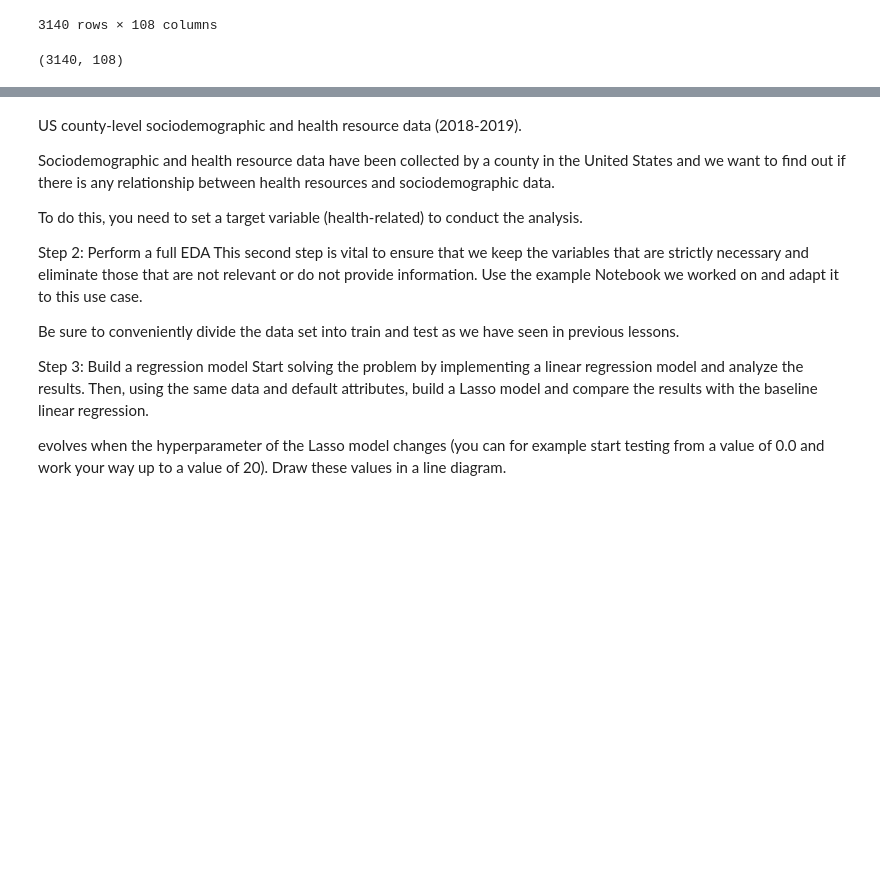
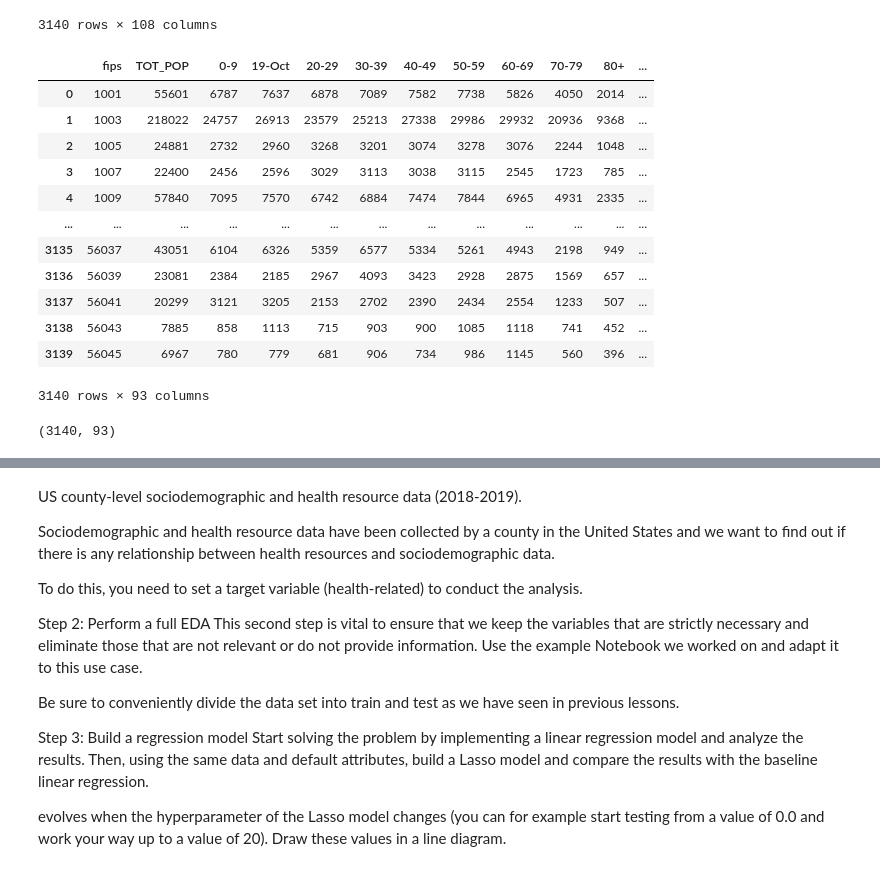
Before and after one commit to 4GeeksAcademy/Kransky_85_health_data, a Jupyter notebook: src/explore.ipynb, the cells around one changed output, grey strips where cells are left out. Cells and saved outputs as stored; diff of their text form; code cells hidden in the pictures; blank space fills up the shorter version.

```diff
--- a/src/explore.ipynb
+++ b/src/explore.ipynb
@@ -19,12 +19,31 @@ total_data
 | 3138 | 56043 | 7885 | 858 | 10.881420 | 1113 | 14.115409 | 715 | ... |
 | 3139 | 56045 | 6967 | 780 | 11.195637 | 779 | 11.181283 | 681 | ... |
 3140 rows × 108 columns
+# %%
+# Drop columns by their index
+indeces_to_drop = [3, 5, 7, 9, 11, 13, 15, 17, 19, 21, 23, 25, 27, 29, 31]  # Example: Drop columns at index 0 and 2
+total_data.drop(total_data.columns[indeces_to_drop], axis=1, inplace=True)
+total_data
+# %% [output]
+|  | fips | TOT_POP | 0-9 | 19-Oct | 20-29 | 30-39 | 40-49 | 50-59 | 60-69 | 70-79 | 80+ | ... |
+| 0 | 1001 | 55601 | 6787 | 7637 | 6878 | 7089 | 7582 | 7738 | 5826 | 4050 | 2014 | ... |
+| 1 | 1003 | 218022 | 24757 | 26913 | 23579 | 25213 | 27338 | 29986 | 29932 | 20936 | 9368 | ... |
+| 2 | 1005 | 24881 | 2732 | 2960 | 3268 | 3201 | 3074 | 3278 | 3076 | 2244 | 1048 | ... |
+| 3 | 1007 | 22400 | 2456 | 2596 | 3029 | 3113 | 3038 | 3115 | 2545 | 1723 | 785 | ... |
+| 4 | 1009 | 57840 | 7095 | 7570 | 6742 | 6884 | 7474 | 7844 | 6965 | 4931 | 2335 | ... |
+| ... | ... | ... | ... | ... | ... | ... | ... | ... | ... | ... | ... | ... |
+| 3135 | 56037 | 43051 | 6104 | 6326 | 5359 | 6577 | 5334 | 5261 | 4943 | 2198 | 949 | ... |
+| 3136 | 56039 | 23081 | 2384 | 2185 | 2967 | 4093 | 3423 | 2928 | 2875 | 1569 | 657 | ... |
+| 3137 | 56041 | 20299 | 3121 | 3205 | 2153 | 2702 | 2390 | 2434 | 2554 | 1233 | 507 | ... |
+| 3138 | 56043 | 7885 | 858 | 1113 | 715 | 903 | 900 | 1085 | 1118 | 741 | 452 | ... |
+| 3139 | 56045 | 6967 | 780 | 779 | 681 | 906 | 734 | 986 | 1145 | 560 | 396 | ... |
+3140 rows × 93 columns
 # %%
 pd.set_option('display.max_columns', None)
 # %%
 total_data.shape
 # %% [output]
-(3140, 108)
+(3140, 93)
 # %%
 total_data.info()
 # %% [output]
```
Also changed, not shown: parts of 40 cells of this notebook.
